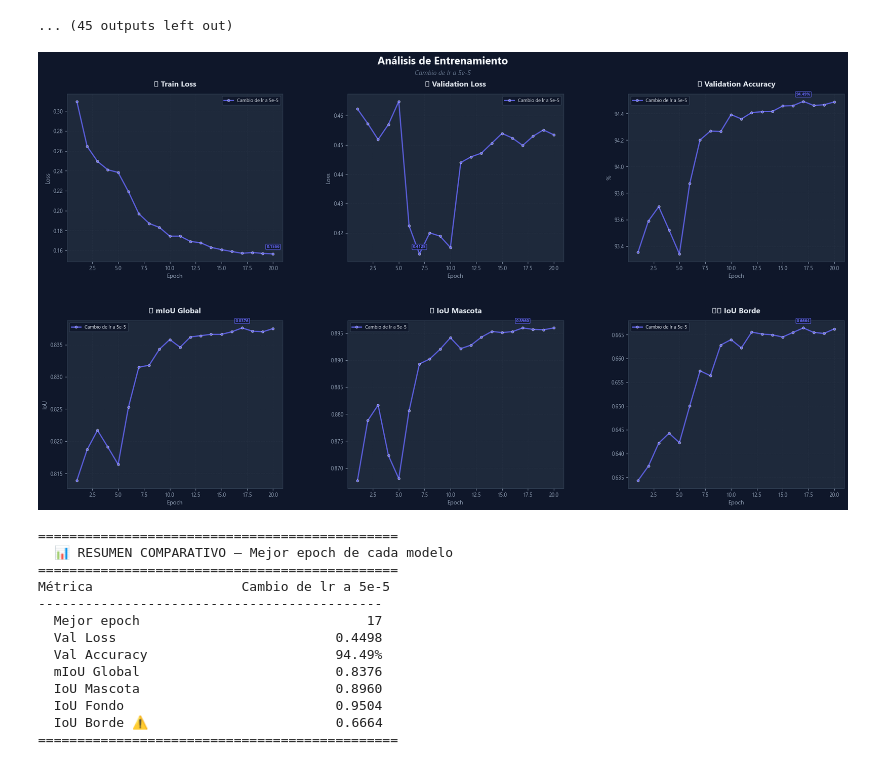
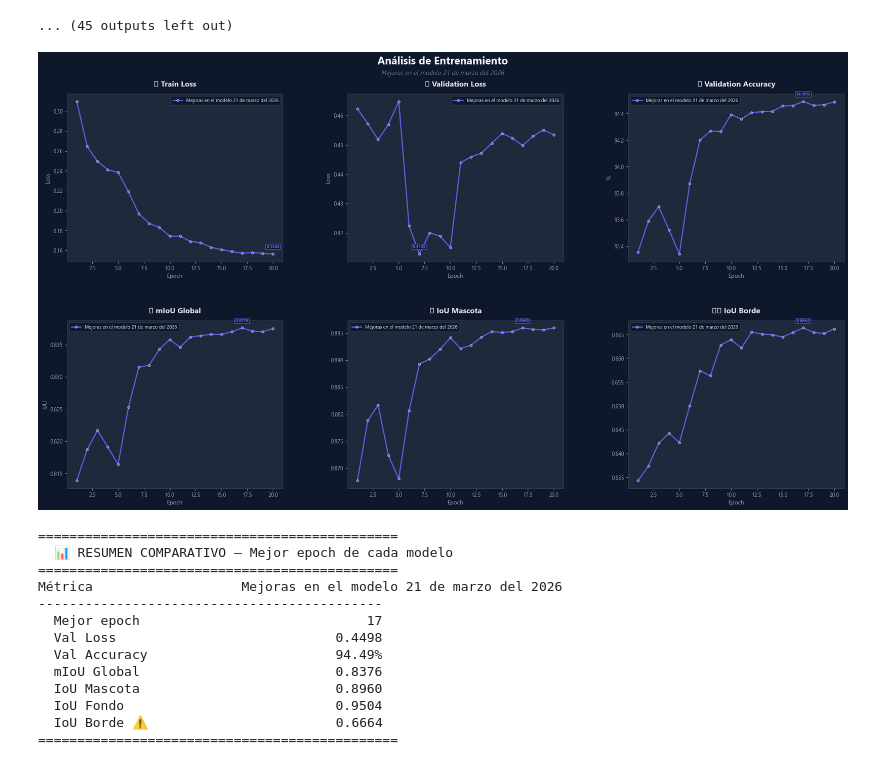
Before and after one commit to DiegoXAI-Shape/Abbadon, a Jupyter notebook: source/Daowa_maadV3.ipynb, the cells around one changed output. Drawn from its saved outputs; the diff is of its cells as text; code cells hidden in the pictures.

```diff
--- a/source/Daowa_maadV3.ipynb
+++ b/source/Daowa_maadV3.ipynb
@@ -177,15 +177,15 @@ Epoch 4: Train Loss = 0.2411; Precision = 91.27%; Val Loss = 0.4570, Val Acc = 9
 # %%
 from utils.visualization.compare import comparar_entrenamientos
 
 comparar_entrenamientos(
-    ('logs/training_history2026-03-21.csv', 'Cambio de lr a 5e-5')
+    ('logs/training_history2026-03-21.csv', 'Mejoras en el modelo 21 de marzo del 2026')
 )
 # %% [output]
-[figure, old version]
+[figure, new version]
 ==============================================
   📊 RESUMEN COMPARATIVO — Mejor epoch de cada modelo
 ==============================================
-Métrica                   Cambio de lr a 5e-5
+Métrica                   Mejoras en el modelo 21 de marzo del 2026
 --------------------------------------------
   Mejor epoch                             17
   Val Loss                            0.4498
```
